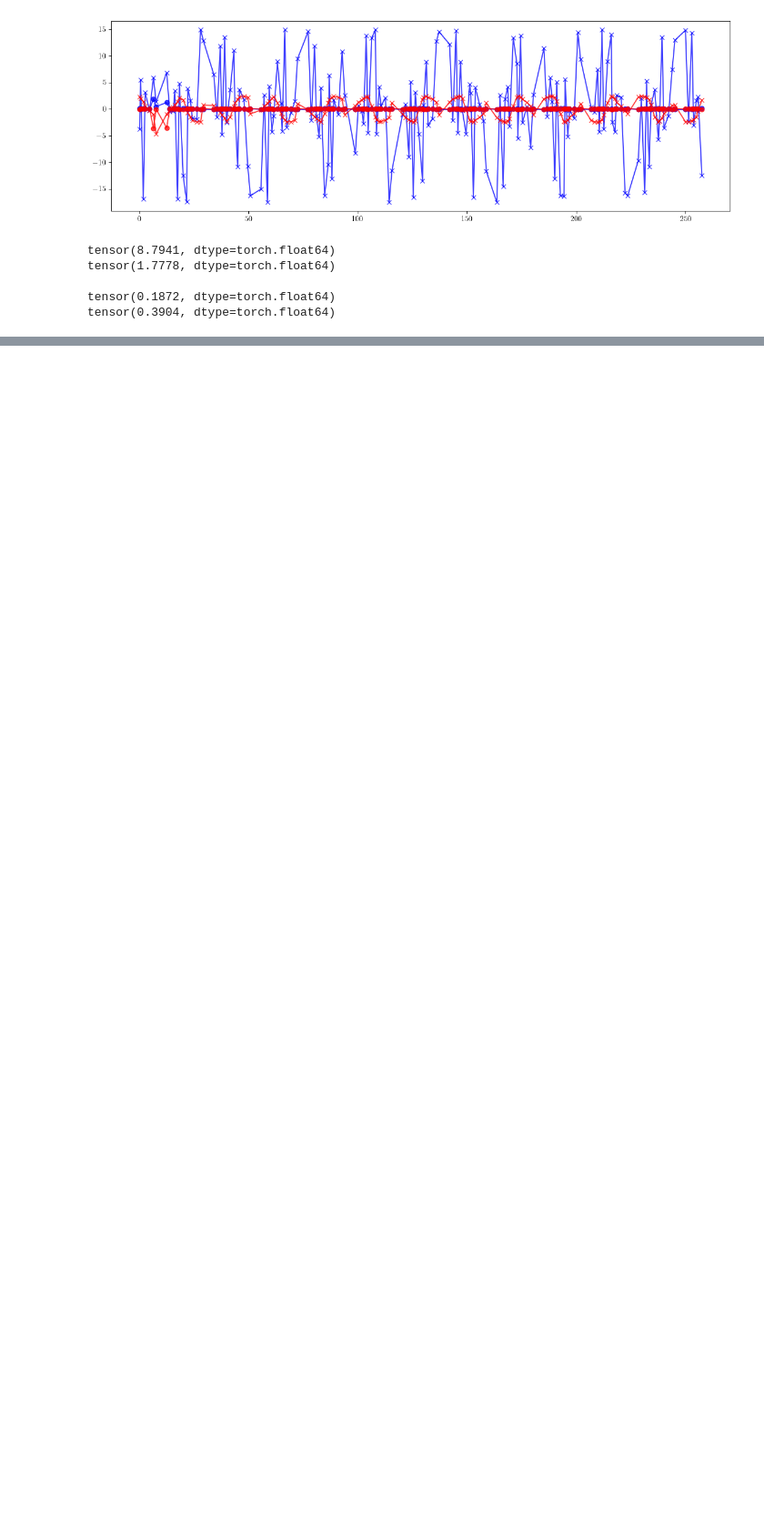
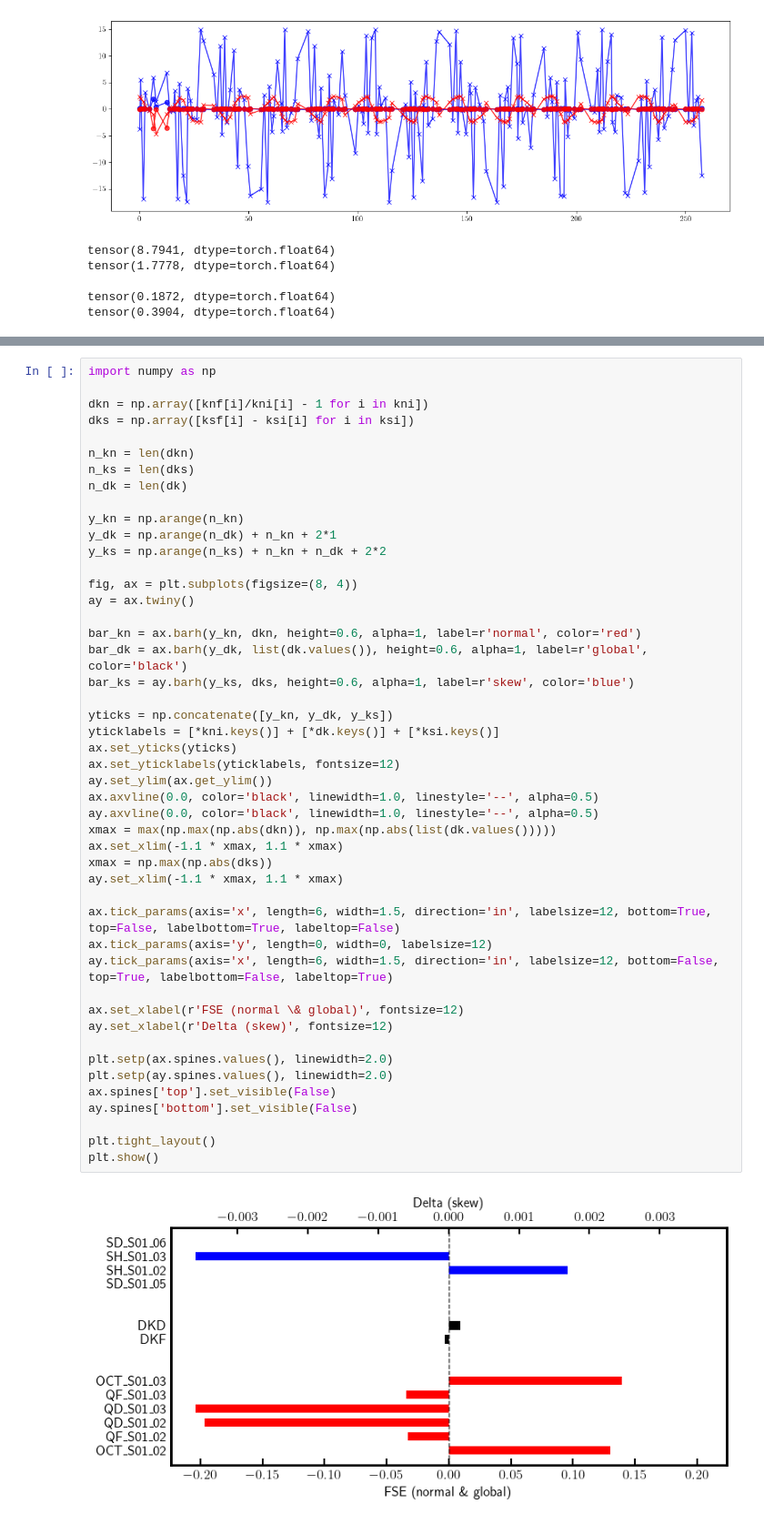
Before and after one commit to i-a-morozov/model, a Jupyter notebook: docs/source/examples/elettra-15.ipynb, the cells around one changed output, grey strips where cells are left out. Shown at 91% size. Cells and saved outputs as stored; diff of their text form; blank space fills up the shorter version.

```diff
--- a/docs/source/examples/elettra-15.ipynb
+++ b/docs/source/examples/elettra-15.ipynb
@@ -593,0 +736,49 @@ tensor(0.3904, dtype=torch.float64)
+# %%
+import numpy as np
+
+dkn = np.array([knf[i]/kni[i] - 1 for i in kni])
+dks = np.array([ksf[i] - ksi[i] for i in ksi])
+
+n_kn = len(dkn)
+n_ks = len(dks)
+n_dk = len(dk)
+
+y_kn = np.arange(n_kn)
+y_dk = np.arange(n_dk) + n_kn + 2*1
+y_ks = np.arange(n_ks) + n_kn + n_dk + 2*2
+
+fig, ax = plt.subplots(figsize=(8, 4))
+ay = ax.twiny()
+
+bar_kn = ax.barh(y_kn, dkn, height=0.6, alpha=1, label=r'normal', color='red')
+bar_dk = ax.barh(y_dk, list(dk.values()), height=0.6, alpha=1, label=r'global', color='black')
+bar_ks = ay.barh(y_ks, dks, height=0.6, alpha=1, label=r'skew', color='blue')
+
+yticks = np.concatenate([y_kn, y_dk, y_ks])
+yticklabels = [*kni.keys()] + [*dk.keys()] + [*ksi.keys()]
+ax.set_yticks(yticks)
+ax.set_yticklabels(yticklabels, fontsize=12)
+ay.set_ylim(ax.get_ylim())
+ax.axvline(0.0, color='black', linewidth=1.0, linestyle='--', alpha=0.5)
+ay.axvline(0.0, color='black', linewidth=1.0, linestyle='--', alpha=0.5)
+xmax = max(np.max(np.abs(dkn)), np.max(np.abs(list(dk.values()))))
+ax.set_xlim(-1.1 * xmax, 1.1 * xmax)
+xmax = np.max(np.abs(dks))
+ay.set_xlim(-1.1 * xmax, 1.1 * xmax)
+
+ax.tick_params(axis='x', length=6, width=1.5, direction='in', labelsize=12, bottom=True, top=False, labelbottom=True, labeltop=False)
+ax.tick_params(axis='y', length=0, width=0, labelsize=12)
+ay.tick_params(axis='x', length=6, width=1.5, direction='in', labelsize=12, bottom=False, top=True, labelbottom=False, labeltop=True)
+
+ax.set_xlabel(r'FSE (normal \& global)', fontsize=12)
+ay.set_xlabel(r'Delta (skew)', fontsize=12)
+
+plt.setp(ax.spines.values(), linewidth=2.0)
+plt.setp(ay.spines.values(), linewidth=2.0)
+ax.spines['top'].set_visible(False)
+ay.spines['bottom'].set_visible(False)
+
+plt.tight_layout()
+plt.show()
+# %% [output]
+[figure, added]
```
Also changed, not shown: parts of 2 cells of this notebook, 2 other files.
